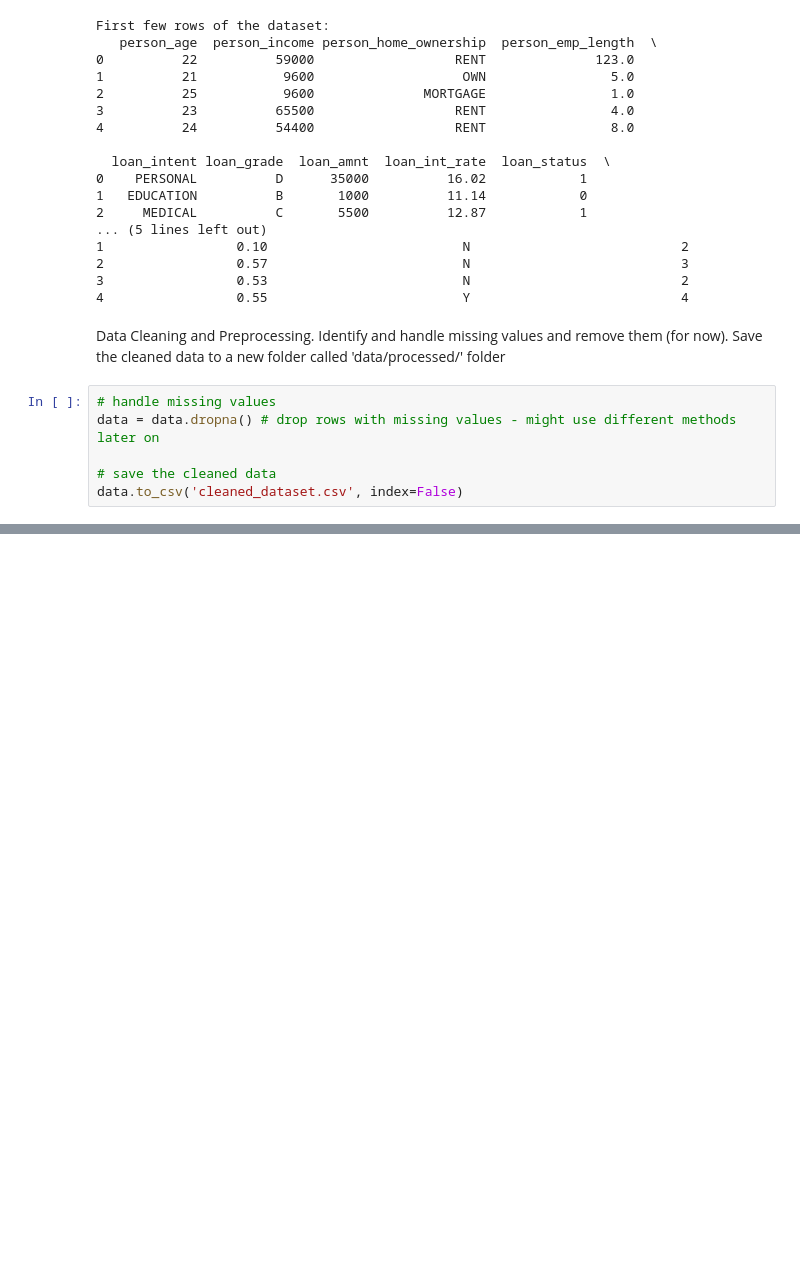
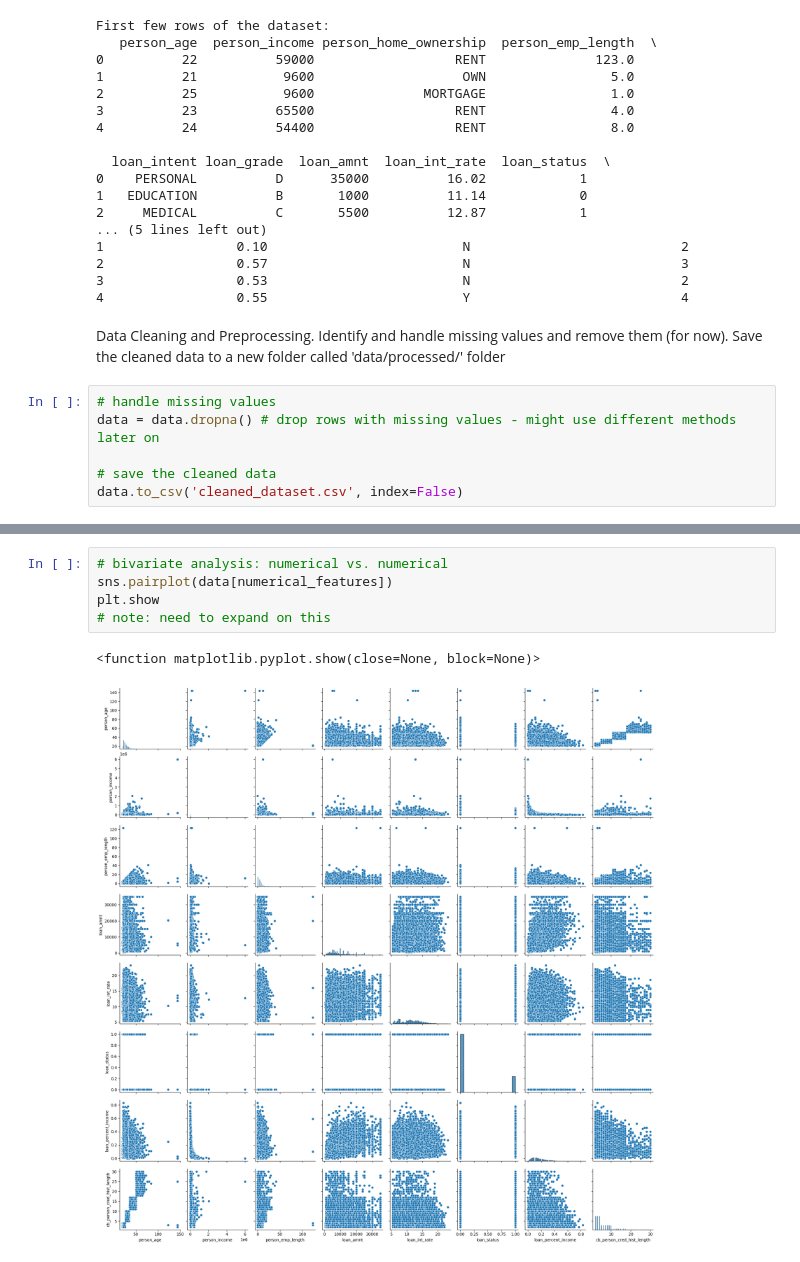
Before and after one commit to Greegs26/credit-risk-assessment, a Jupyter notebook: Exploratory-Data-Analysis.ipynb, the cells around one changed output, grey strips where cells are left out. Cells and saved outputs as stored; diff of their text form; blank space fills up the shorter version.

```diff
--- a/Exploratory-Data-Analysis.ipynb
+++ b/Exploratory-Data-Analysis.ipynb
@@ -41,0 +123,8 @@ import matplotlib_pyplot as plt
+# %%
+# bivariate analysis: numerical vs. numerical
+sns.pairplot(data[numerical_features])
+plt.show
+# note: need to expand on this
+# %% [output]
+<function matplotlib.pyplot.show(close=None, block=None)>
+[figure, added]
```
Also changed, not shown: parts of 7 cells of this notebook.
